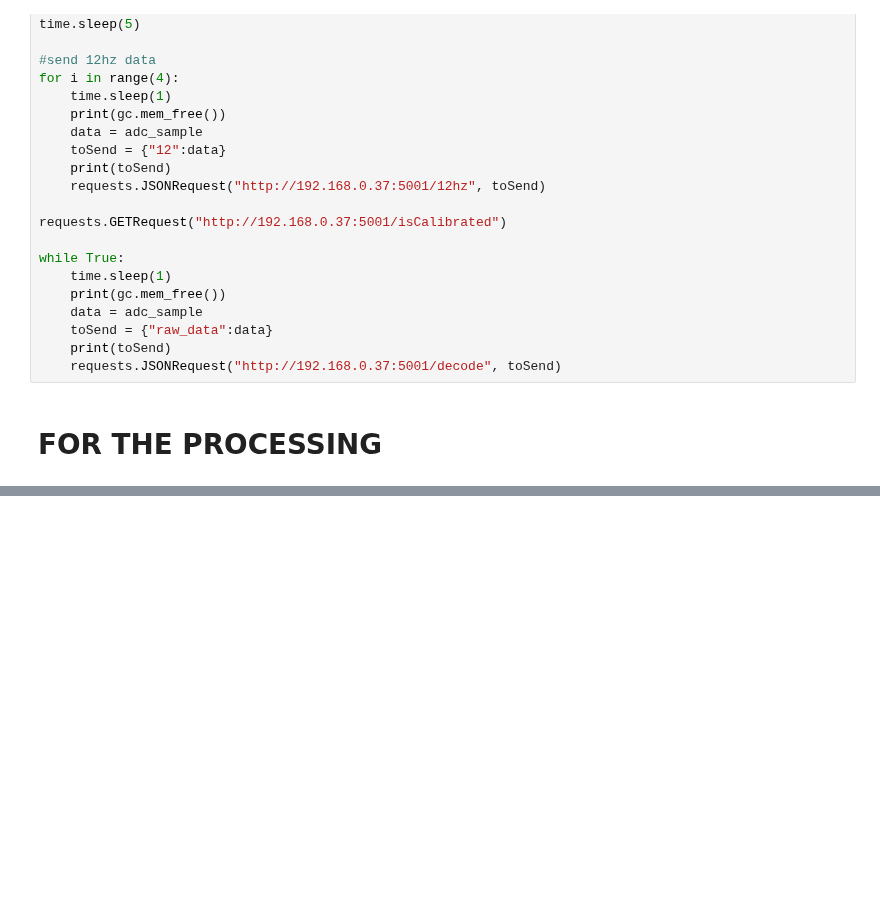
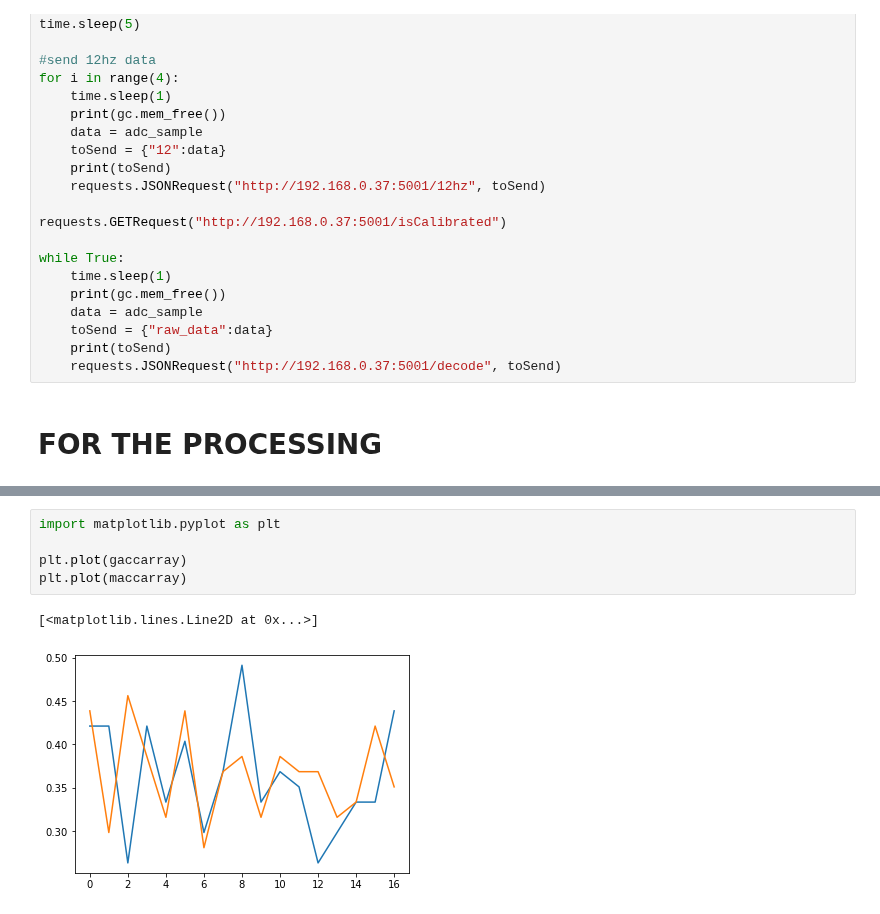
Before and after one commit to yagami009/ding, a Jupyter notebook: SSVEP.ipynb, the cells around one changed output, grey strips where cells are left out. Cells and saved outputs as stored; diff of their text form; blank space fills up the shorter version.

```diff
--- a/SSVEP.ipynb
+++ b/SSVEP.ipynb
@@ -179,0 +445,8 @@ test_gcca_mset(data_packed, train_test_idxs, freqs, fs, number_of_samples, numbe
+# %%
+import matplotlib.pyplot as plt
+
+plt.plot(gaccarray)
+plt.plot(maccarray)
+# %% [output]
+[<matplotlib.lines.Line2D at 0x...>]
+[figure, added]
```
Also changed, not shown: parts of 5 cells of this notebook, 5 other files.
